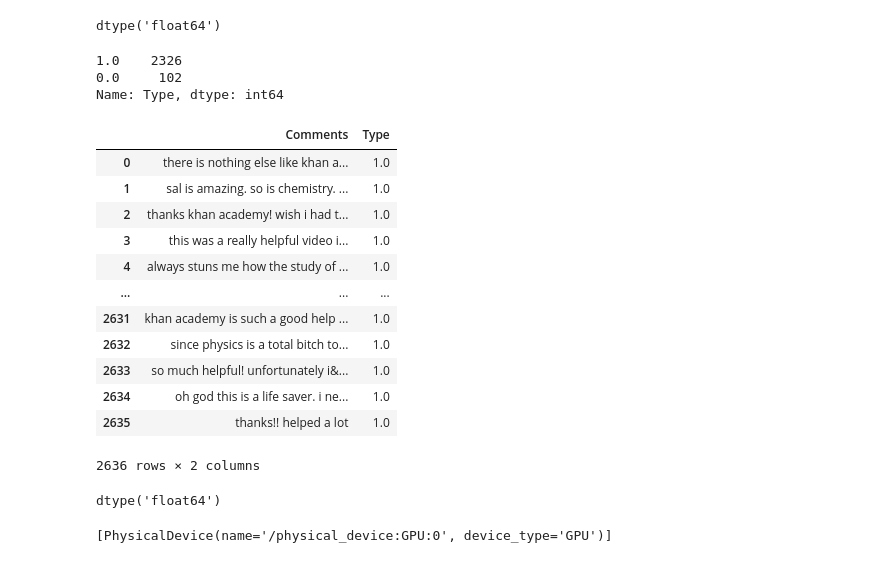
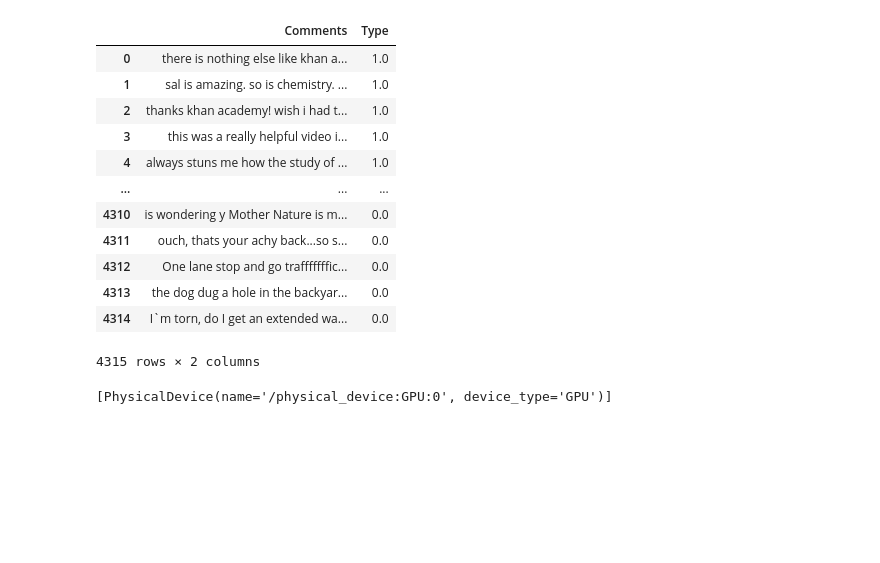
Before and after one commit to RafsanJany-44/NLP_Research, a Jupyter notebook: tensoreflow_2.ipynb, the cells around one changed output. Saved outputs shown, nothing was run; the diff lists cells and outputs as text; code cells hidden in the pictures; blank space fills up the shorter version.

```diff
--- a/tensoreflow_2.ipynb
+++ b/tensoreflow_2.ipynb
@@ -41,4 +45,16 @@ df = df.iloc[:1900,:]
 # %%
-df["Type"].dtype
+df
 # %% [output]
+|  | Comments | Type |
+| 0 | there is nothing else like khan a... | 1.0 |
+| 1 | sal is amazing. so is chemistry. ... | 1.0 |
+| 2 | thanks khan academy! wish i had t... | 1.0 |
+| 3 | this was a really helpful video i... | 1.0 |
+| 4 | always stuns me how the study of ... | 1.0 |
+| ... | ... | ... |
+| 4310 | is wondering y Mother Nature is m... | 0.0 |
+| 4311 | ouch, thats your achy back...so s... | 0.0 |
+| 4312 | One lane stop and go trafffffffic... | 0.0 |
+| 4313 | the dog dug a hole in the backyar... | 0.0 |
+| 4314 | I`m torn, do I get an extended wa... | 0.0 |
-dtype('float64')
+4315 rows × 2 columns
@@ -47,26 +60,0 @@ df_main = pd.read_csv('C:/Users/RAZER/Downloads/dataset/NLP_DB/Main_data.csv')
-# %%
-df_main["Type"].value_counts()
-# %% [output]
-1.0    2326
-0.0     102
-Name: Type, dtype: int64
-# %%
-df_main
-# %% [output]
-|  | Comments | Type |
-| 0 | there is nothing else like khan a... | 1.0 |
-| 1 | sal is amazing. so is chemistry. ... | 1.0 |
-| 2 | thanks khan academy! wish i had t... | 1.0 |
-| 3 | this was a really helpful video i... | 1.0 |
-| 4 | always stuns me how the study of ... | 1.0 |
-| ... | ... | ... |
-| 2631 | khan academy is such a good help ... | 1.0 |
-| 2632 | since physics is a total bitch to... | 1.0 |
-| 2633 | so much helpful! unfortunately i&... | 1.0 |
-| 2634 | oh god this is a life saver. i ne... | 1.0 |
-| 2635 | thanks!! helped a lot | 1.0 |
-2636 rows × 2 columns
-# %%
-df_main["Type"].dtype
-# %% [output]
-dtype('float64')
```
Also changed, not shown: parts of 29 cells of this notebook, 1 other file.
